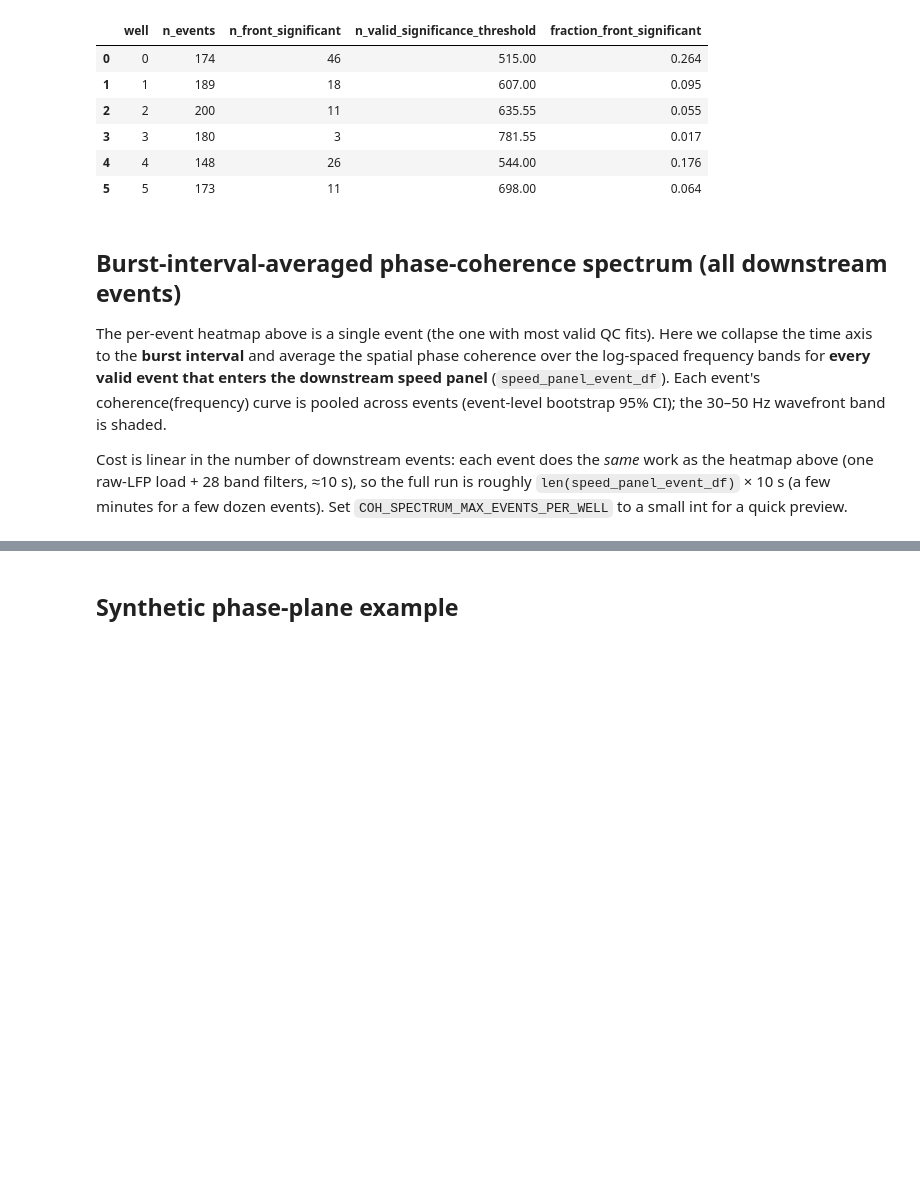
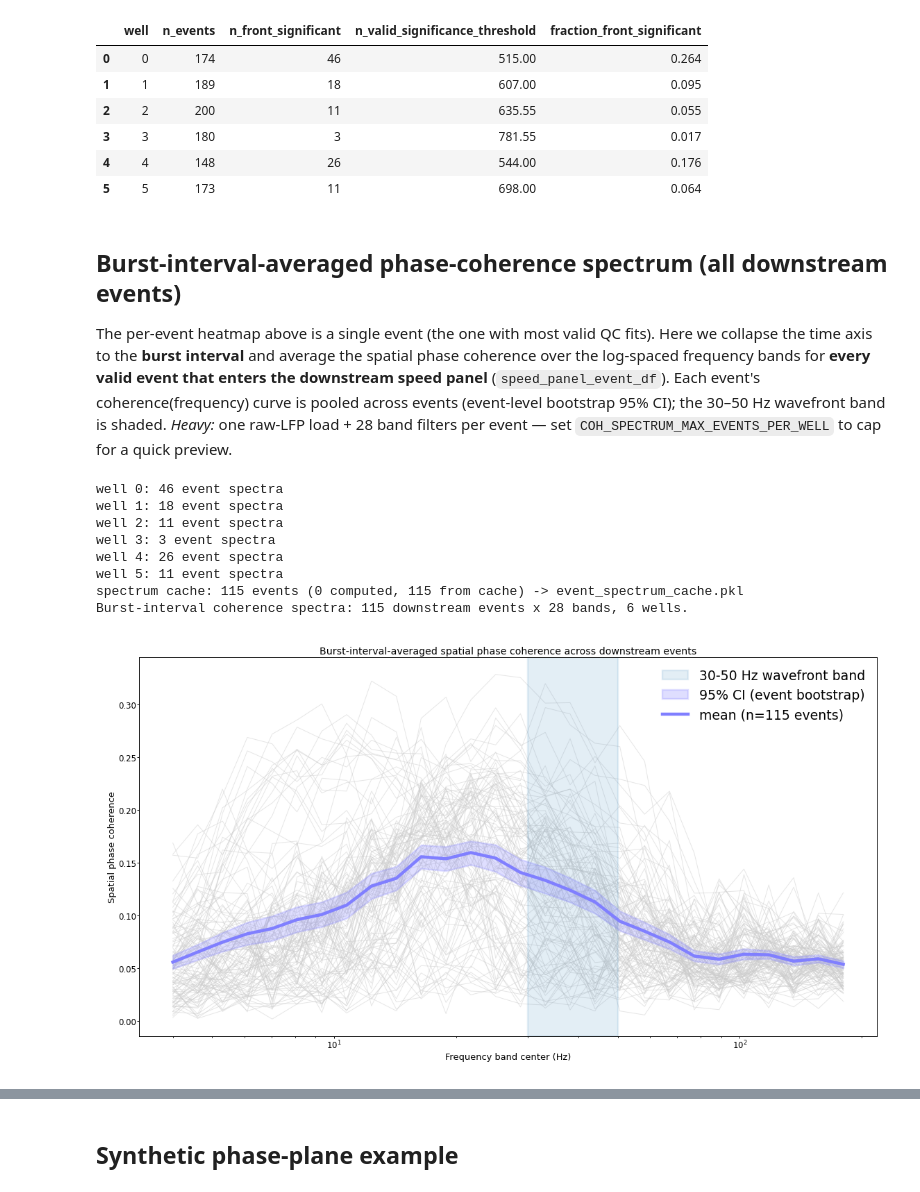
Before and after one commit to dlrebbin98/ephax, a Jupyter notebook: Notebooks/figure_3_lfp_event_front_compilation.ipynb, the cells around one changed output, grey strips where cells are left out. Cells and saved outputs as stored; diff of their text form; code cells hidden in the pictures; blank space fills up the shorter version.

Commit message:
Coherence analyses

```diff
--- a/Notebooks/figure_3_lfp_event_front_compilation.ipynb
+++ b/Notebooks/figure_3_lfp_event_front_compilation.ipynb
@@ -1026,8 +1143,5 @@ The per-event heatmap above is a single event (the one with most valid QC fits).
 the time axis to the **burst interval** and average the spatial phase coherence over the log-spaced
 frequency bands for **every valid event that enters the downstream speed panel** (`speed_panel_event_df`).
 Each event's coherence(frequency) curve is pooled across events (event-level bootstrap 95% CI); the
-30–50 Hz wavefront band is shaded.
-
-Cost is linear in the number of downstream events: each event does the *same* work as the heatmap above
-(one raw-LFP load + 28 band filters, ≈10 s), so the full run is roughly `len(speed_panel_event_df)` × 10 s
-(a few minutes for a few dozen events). Set `COH_SPECTRUM_MAX_EVENTS_PER_WELL` to a small int for a quick preview.
+30–50 Hz wavefront band is shaded. *Heavy:* one raw-LFP load + 28 band filters per event — set
+`COH_SPECTRUM_MAX_EVENTS_PER_WELL` to cap for a quick preview.
@@ -1090,8 +1230,17 @@ coh_downstream = (
     .dropna(subset=["anchor_time_s"]).sort_values(["well", "anchor_time_s"]).reset_index(drop=True)
 )
 
-print(f"Downstream events to process: {len(speed_panel_event_df)} (~{len(speed_panel_event_df) * 10 / 60:.1f} min at ~10 s/event); cap with COH_SPECTRUM_MAX_EVENTS_PER_WELL for a preview.")
+_spectrum_cache_sig = {
+    "kind": "spectrum", "div": int(DIV), "file": STIM_REMOVAL_NULL_LFP_FILE.name, "fs_ds": float(FS_DS),
+    "flo": PHASE_COH_FREQ_LOW_HZ, "fhi": PHASE_COH_FREQ_HIGH_HZ, "nbands": int(PHASE_COH_N_BANDS),
+    "relbw": PHASE_COH_REL_BANDWIDTH, "allch": bool(PHASE_COH_USE_ALL_CHANNELS),
+    "maxch": PHASE_COH_MAX_CHANNELS, "pad": LFP_FILTER_CONTEXT_PAD_S, "ver": 1,
+}
+_spectrum_cache_path = COH_CACHE_DIR / "event_spectrum_cache.pkl"
+_spectrum_cache = _load_event_cache(_spectrum_cache_path, _spectrum_cache_sig)
+
 coh_spectra, coh_meta = [], []
+_spectrum_n_new = 0
 for well in sorted(coh_downstream["well"].unique()):
     ev = coh_downstream[coh_downstream["well"] == well]
     if COH_SPECTRUM_MAX_EVENTS_PER_WELL is not None:
@@ -1099,11 +1248,20 @@ for well in sorted(coh_downstream["well"].unique()):
     for r in ev.itertuples(index=False):
         try:
             core = _event_core_interval(int(well), float(r.anchor_time_s))
-            coh_spectra.append(event_burst_coherence_spectrum(int(well), core))
+            key = (int(well), int(r.event_idx), round(float(core[0]), 4), round(float(core[1]), 4))
+            spec = _spectrum_cache.get(key)
+            if spec is None:
+                spec = event_burst_coherence_spectrum(int(well), core)
+                _spectrum_cache[key] = spec
+                _spectrum_n_new += 1
+            coh_spectra.append(spec)
             coh_meta.append((int(well), int(r.event_idx)))
         except Exception as exc:
             print(f"  well {int(well)} event {int(r.event_idx)}: skipped ({exc})")
     print(f"well {int(well)}: {sum(1 for m in coh_meta if m[0] == int(well))} event spectra", flush=True)
+if _spectrum_n_new:
+    _save_event_cache(_spectrum_cache_path, _spectrum_cache_sig, _spectrum_cache)
+print(f"spectrum cache: {len(coh_meta)} events ({_spectrum_n_new} computed, {len(coh_meta) - _spectrum_n_new} from cache) -> {_spectrum_cache_path.name}")
 
 if not coh_spectra:
     raise RuntimeError("No downstream-event coherence spectra were computed.")
@@ -1113,30 +1271,40 @@ print(f"Burst-interval coherence spectra: {coh_matrix.shape[0]} downstream event
 
 # event-level bootstrap mean +/- 95% CI per band
 _rng = np.random.default_rng(COH_SPECTRUM_SEED)
 coh_mean = np.nanmean(coh_matrix, axis=0)
 _boot = np.empty((int(COH_SPECTRUM_BOOTSTRAP_REPS), coh_matrix.shape[1]))
 for b in range(int(COH_SPECTRUM_BOOTSTRAP_REPS)):
     _boot[b] = np.nanmean(coh_matrix[_rng.integers(0, coh_matrix.shape[0], coh_matrix.shape[0])], axis=0)
 coh_ci_lo = np.nanpercentile(_boot, 2.5, axis=0)
 coh_ci_hi = np.nanpercentile(_boot, 97.5, axis=0)
 
 coh_spectrum_df = pd.DataFrame({
     "center_hz": coh_band_centers, "coherence_mean": coh_mean,
     "coherence_ci_low": coh_ci_lo, "coherence_ci_high": coh_ci_hi,
     "n_events": int(coh_matrix.shape[0]), "n_wells": int(len(set(m[0] for m in coh_meta))),
 })
 coh_spectrum_df.to_csv(OUTPUT_DIR / "burst_coherence_spectrum_by_frequency.csv", index=False)
 
 fig, ax = plt.subplots(figsize=(6.6, 3.6), constrained_layout=True)
 for spec in coh_matrix:
     ax.plot(coh_band_centers, spec, color="0.8", lw=0.4, alpha=0.5, zorder=0)
 ax.axvspan(30.0, 50.0, color=FIGURE3_BURST_COLOR, alpha=0.12, zorder=0, label="30-50 Hz wavefront band")
 ax.fill_between(coh_band_centers, coh_ci_lo, coh_ci_hi, color=FIGURE3_PRIMARY_COLOR, alpha=0.25, label="95% CI (event bootstrap)")
 ax.plot(coh_band_centers, coh_mean, color=FIGURE3_PRIMARY_COLOR, lw=1.9, label=f"mean (n={coh_matrix.shape[0]} events)")
 ax.set_xscale("log")
 ax.set_xlabel("Frequency band center (Hz)")
 ax.set_ylabel("Spatial phase coherence")
 ax.set_title("Burst-interval-averaged spatial phase coherence across downstream events")
 ax.legend(frameon=False, fontsize=8)
 fig.savefig(OUTPUT_DIR / "burst_coherence_spectrum.png", dpi=130, bbox_inches="tight")
 plt.show()
+# %% [output]
+well 0: 46 event spectra
+well 1: 18 event spectra
+well 2: 11 event spectra
+well 3: 3 event spectra
+well 4: 26 event spectra
+well 5: 11 event spectra
+spectrum cache: 115 events (0 computed, 115 from cache) -> event_spectrum_cache.pkl
+Burst-interval coherence spectra: 115 downstream events x 28 bands, 6 wells.
+[figure, added]
```
Also changed, not shown: parts of 16 cells of this notebook, 4 other files.
